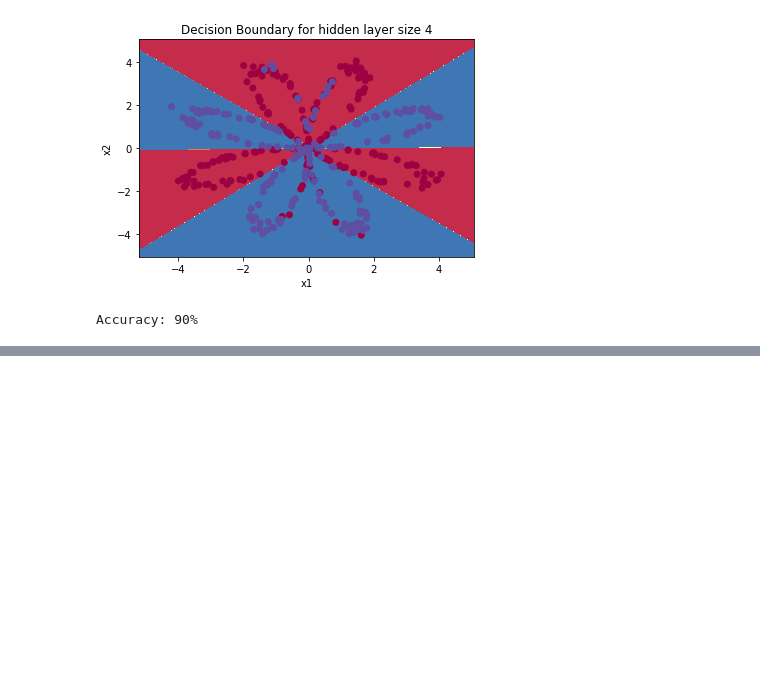
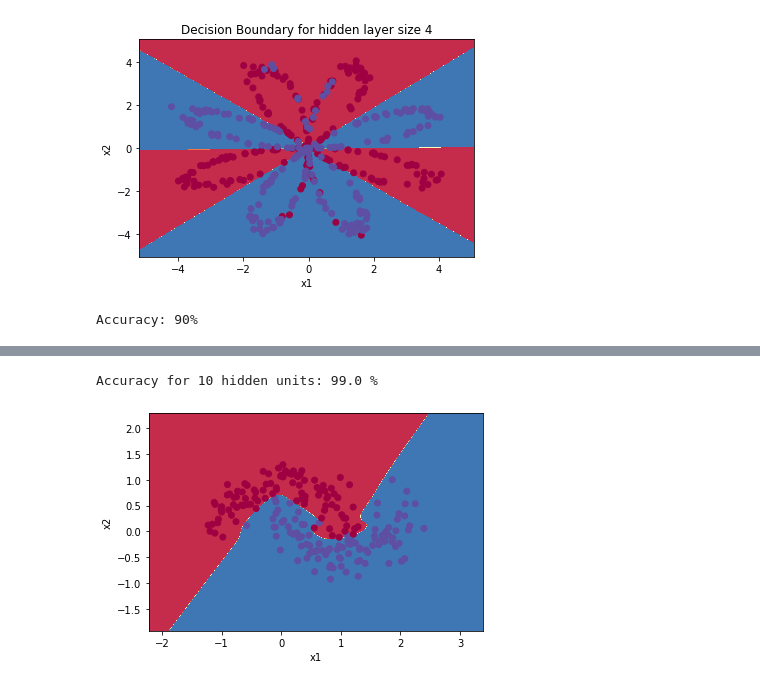
Before and after one commit to souvik0306/Neural-Networks-and-Deep-Learning-Coursera, a Jupyter notebook: Week 3/planar.ipynb, the cells around one changed output, grey strips where cells are left out. Cells and saved outputs as stored; diff of their text form; code cells hidden in the pictures; blank space fills up the shorter version.

```diff
--- a/Week 3/planar.ipynb
+++ b/Week 3/planar.ipynb
@@ -459,0 +493,9 @@ for i, n_h in enumerate(hidden_layer_sizes):
+# %%
+parameters = nn_model(X, Y, 10,1.2, num_iterations = 10000)
+plot_decision_boundary(lambda x: predict(parameters, x.T), X, Y)
+predictions = predict(parameters, X)
+accuracy = float((np.dot(Y,predictions.T) + np.dot(1-Y,1-predictions.T))/float(Y.size)*100)
+print ("Accuracy for {} hidden units: {} %".format(10, accuracy))
+# %% [output]
+Accuracy for 10 hidden units: 99.0 %
+[figure, added]
```
Also changed, not shown: parts of 6 cells of this notebook.
